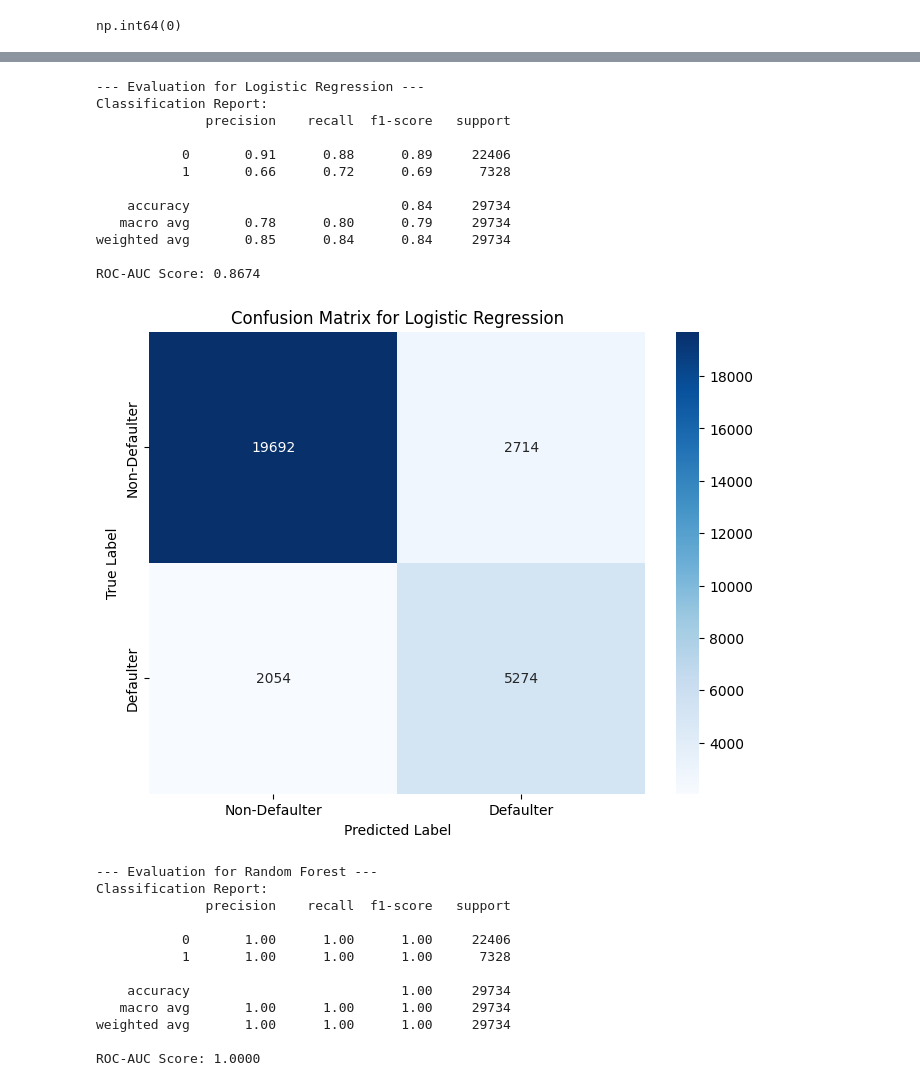
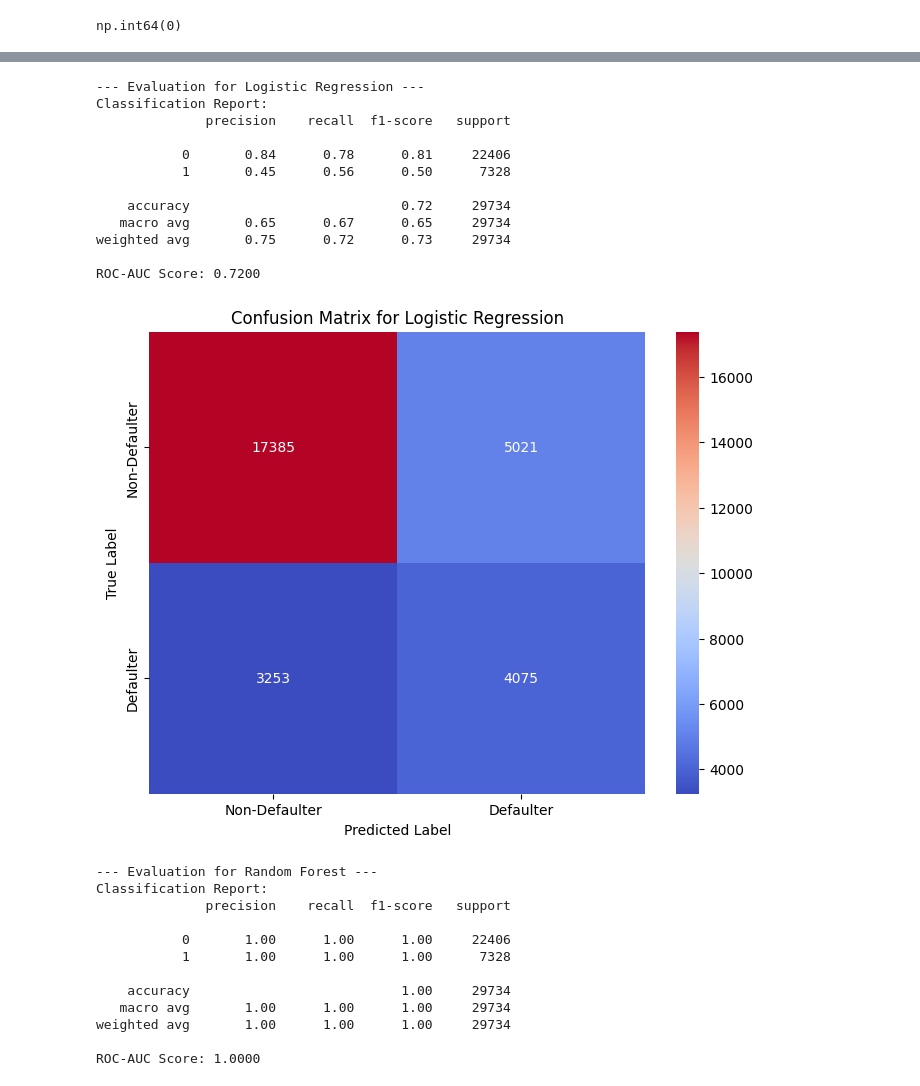
Before and after one commit to Jyothirmayee236/CreditPathAI, a Jupyter notebook: notebooks/main.ipynb, the cells around one changed output, grey strips where cells are left out. Saved outputs shown, nothing was run; the diff lists cells and outputs as text; code cells hidden in the pictures.

Commit message:
Uploading the updated main.ipynb file
This file contains all the preprocessing steps and model building and evaluation. I have implemented two different techniques to handle the imbalance.

```diff
--- a/notebooks/main.ipynb
+++ b/notebooks/main.ipynb
@@ -372,0 +466,8 @@ Training the classifications models
+# %%
+from imblearn.combine import SMOTETomek
+
+smt = SMOTETomek(random_state=42)
+X_train_res, y_train_res = smt.fit_resample(X_train, y_train)
+
+print("Before Resampling:", y_train.value_counts(normalize=True))
+print("After Resampling:", y_train_res.value_counts(normalize=True))
@@ -373,17 +483,12 @@ Training the classifications models
+# %%
+X_train_res_scaled = scaler.fit_transform(X_train_res)
+X_test_scaled = scaler.transform(X_test)
 # %%
-# Initialize the models
 models = {
     "Logistic Regression": LogisticRegression(random_state=42),
     "Random Forest": RandomForestClassifier(random_state=42),
     "XGBoost": XGBClassifier(random_state=42, use_label_encoder=False, eval_metric='logloss'),
     "K-Nearest Neighbors": KNeighborsClassifier(),
-    "Decision Tree": DecisionTreeClassifier(random_state=42),
+    "Decision Tree": DecisionTreeClassifier( ),
     "Naive Bayes": GaussianNB()
 }
-
-# Train and evaluate each model
-for name, model in models.items():
-    print(f"--- Training {name} ---")
-    # Train the model on the resampled training data
-    model.fit(X_train_resampled, y_train_resampled)
-    print(f"{name} trained successfully.")
@@ -407,0 +495,5 @@ TESTING AND EVALUATING THE MODELS
+# %%
+for name, model in models.items():
+    print(f"--- Training {name} ---")
+    model.fit(X_train_res_scaled, y_train_res)
+    print(f"{name} trained successfully.")
@@ -408,45 +516,41 @@ TESTING AND EVALUATING THE MODELS
 # %%
-# Apply the imputer to the test data
-X_test_imputed = imputer.transform(X_test_scaled)
-
-
 for name, model in models.items():
     print(f"\n--- Evaluation for {name} ---")
 
-    # Make predictions on the test DATA
-    y_pred = model.predict(X_test_imputed)
-    y_pred_proba = model.predict_proba(X_test_imputed)[:, 1] # for ROC-AUC
+    # Make predictions on the test set
+    y_pred = model.predict(X_test_scaled)
+    y_pred_proba = model.predict_proba(X_test_scaled)[:, 1]
 
-    #Classification Report
+    # Print Classification Report
     print("Classification Report:")
     print(classification_report(y_test, y_pred))
 
-    # ROC-AUC Score
+    # Print ROC-AUC Score
     auc_score = roc_auc_score(y_test, y_pred_proba)
     print(f"ROC-AUC Score: {auc_score:.4f}")
 
-    # Confusion Matrix
+    # Plot Confusion Matrix
     cm = confusion_matrix(y_test, y_pred)
     plt.figure(figsize=(8, 6))
-    sns.heatmap(cm, annot=True, fmt='d', cmap='Blues', xticklabels=['Non-Defaulter', 'Defaulter'], yticklabels=['Non-Defaulter', 'Defaulter'])
+    sns.heatmap(cm, annot=True, fmt='d', cmap='coolwarm', xticklabels=['Non-Defaulter', 'Defaulter'], yticklabels=['Non-Defaulter', 'Defaulter'])
     plt.title(f'Confusion Matrix for {name}')
     plt.xlabel('Predicted Label')
     plt.ylabel('True Label')
     plt.show()
 # %% [output]
 --- Evaluation for Logistic Regression ---
 Classification Report:
               precision    recall  f1-score   support
 
-           0       0.91      0.88      0.89     22406
-           1       0.66      0.72      0.69      7328
+           0       0.84      0.78      0.81     22406
+           1       0.45      0.56      0.50      7328
 
-    accuracy                           0.84     29734
-   macro avg       0.78      0.80      0.79     29734
-weighted avg       0.85      0.84      0.84     29734
+    accuracy                           0.72     29734
+   macro avg       0.65      0.67      0.65     29734
+weighted avg       0.75      0.72      0.73     29734
 
-ROC-AUC Score: 0.8674
+ROC-AUC Score: 0.7200
-[figure, old version]
+[figure, new version]
 --- Evaluation for Random Forest ---
 Classification Report:
               precision    recall  f1-score   support
```
Also changed, not shown: parts of 49 cells of this notebook.
